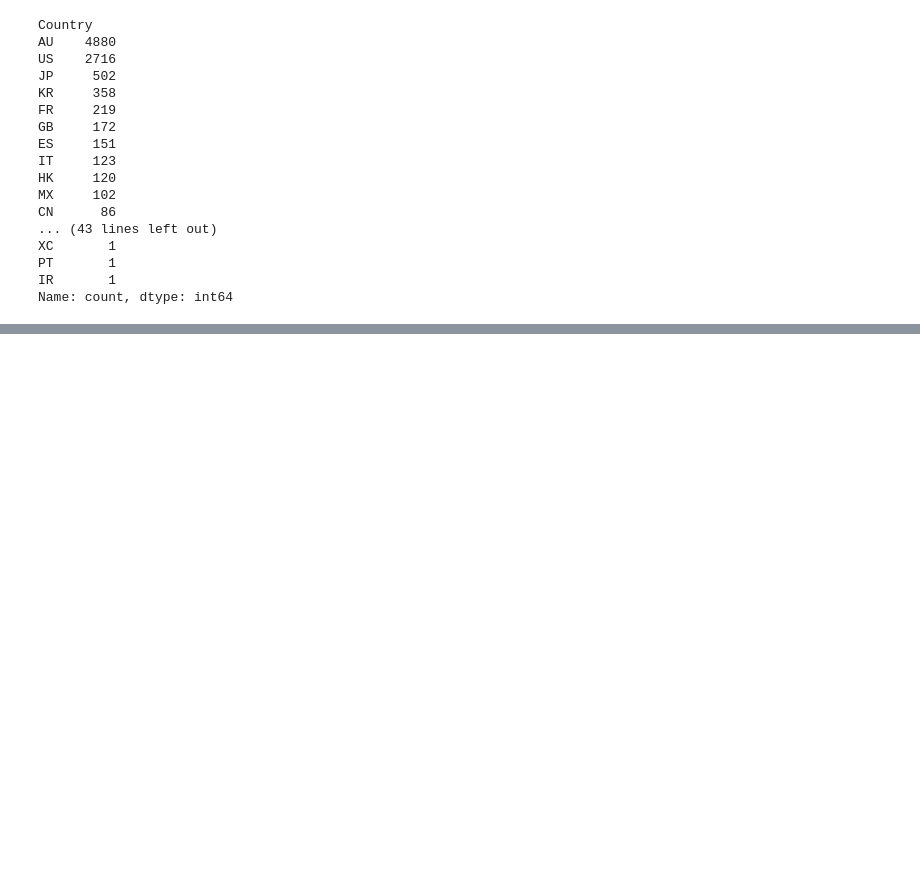
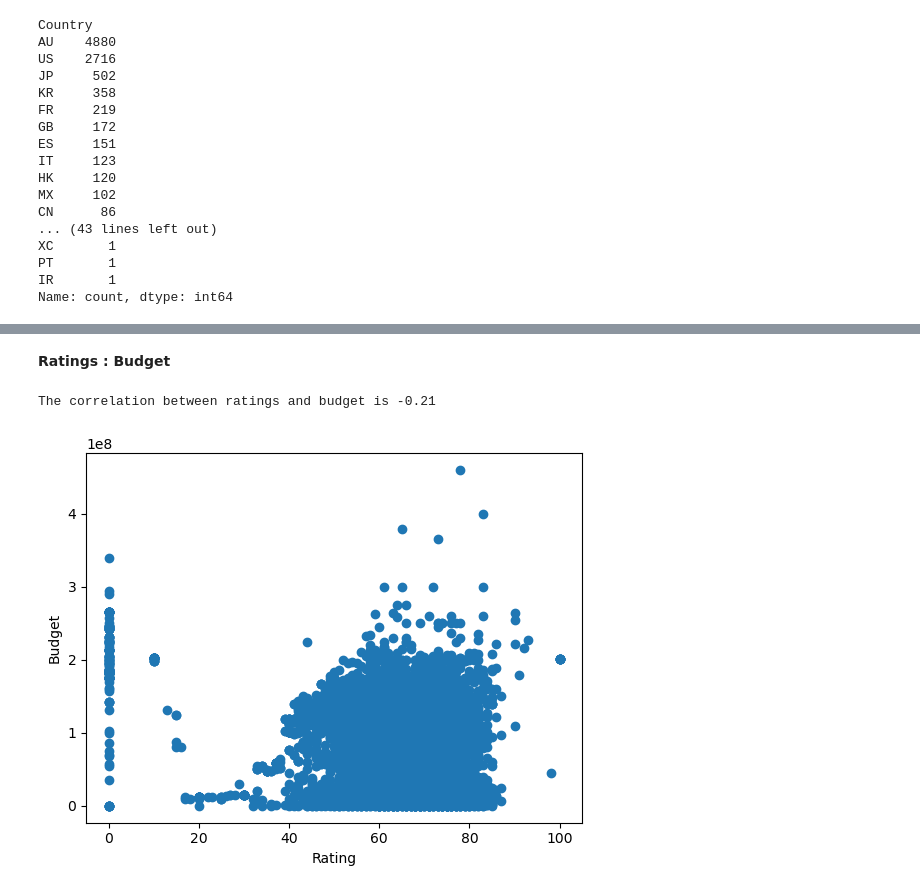
Before and after one commit to oigwe-frx/movie-database-analysis, a Jupyter notebook: Resources/Data_exploration.ipynb, the cells around one changed output, grey strips where cells are left out. Drawn from its saved outputs; the diff is of its cells as text; code cells hidden in the pictures; blank space fills up the shorter version.

```diff
--- a/Resources/Data_exploration.ipynb
+++ b/Resources/Data_exploration.ipynb
@@ -359,0 +464,23 @@ top_10_rating
+# %% [markdown]
+**Ratings : Budget**
+# %%
+import scipy.stats as st
+
+# Ratings : Budget  df.iloc[:,9]
+rating = df.iloc[:,2]
+budget = df.iloc[:,9]
+correlation = st.pearsonr(rating,budget)
+
+plt.scatter(df.iloc[:,2],df.iloc[:,9])
+plt.xlabel('Rating')
+plt.ylabel('Budget')
+
+print(f"The correlation between ratings and budget is {round(correlation[0],2)}")
+plt.show()
+
+# Questions to team:
+# 1. How do we want to handle movies with 0 budget?
+# 2. How do I convert the budget so that it displays in millions?
+# %% [output]
+The correlation between ratings and budget is -0.21
+[figure, added]
```
Also changed, not shown: parts of 18 cells of this notebook.
